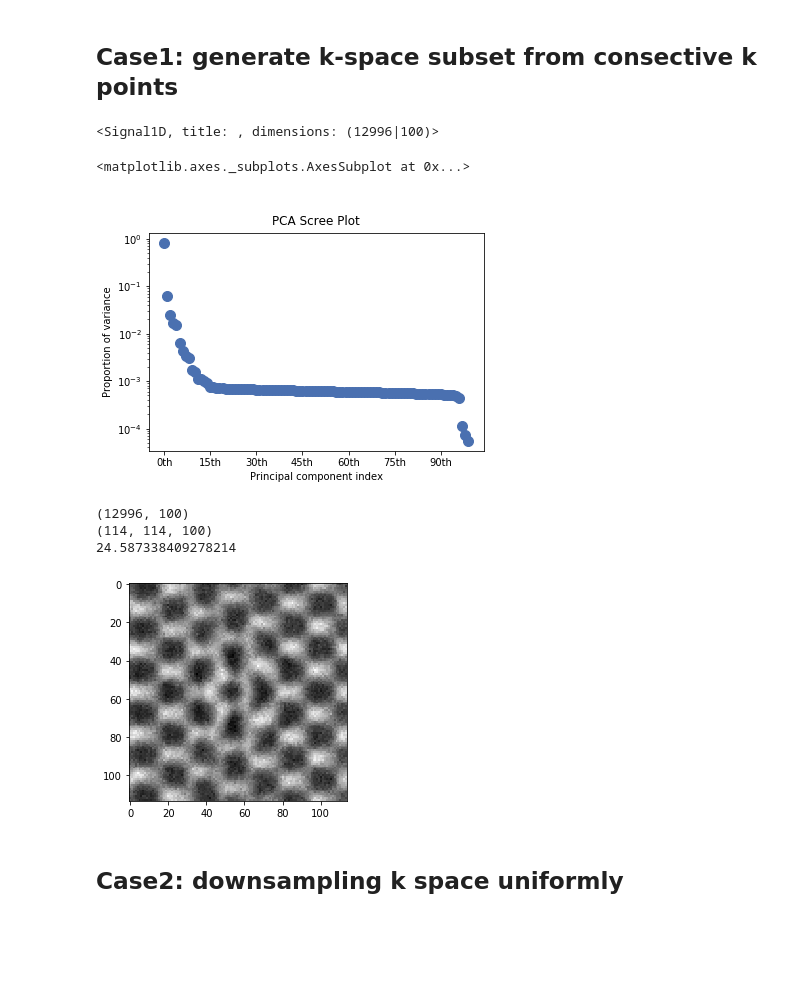
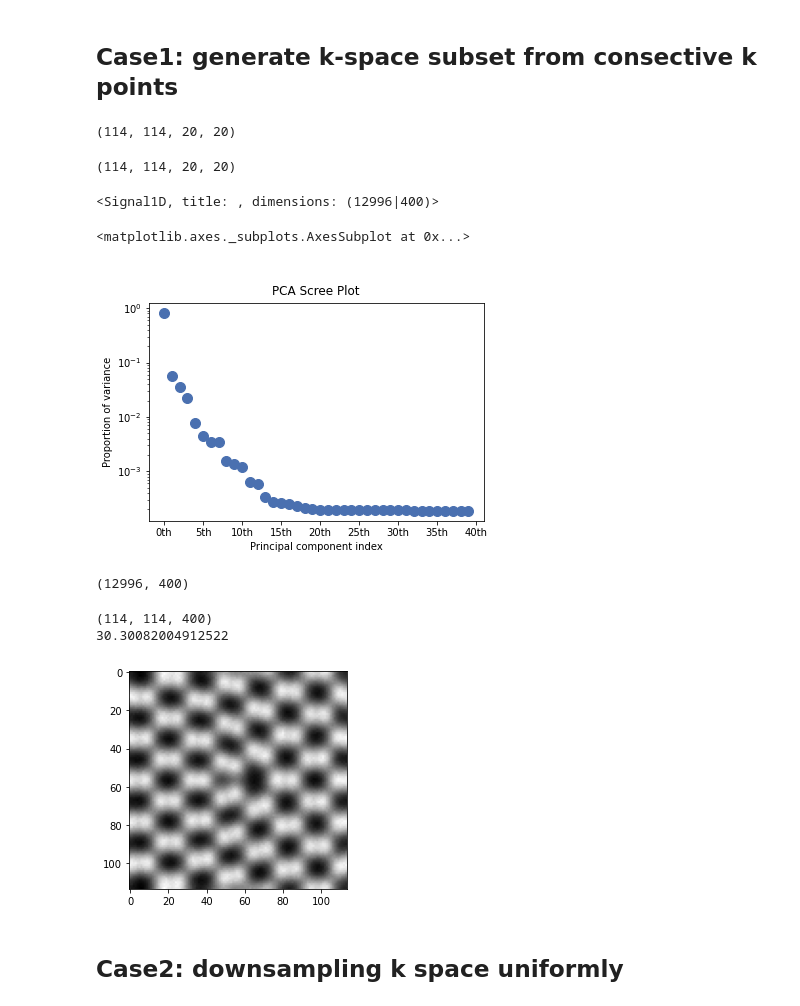
Before and after one commit to CY-Zhang/PyProcessingCodes, a Jupyter notebook: TensorDenoise/Matrix_PCA reduced-k.ipynb, the cells around one changed output. Saved outputs shown, nothing was run; the diff lists cells and outputs as text; code cells hidden in the pictures; blank space fills up the shorter version.

```diff
--- a/TensorDenoise/Matrix_PCA reduced-k.ipynb
+++ b/TensorDenoise/Matrix_PCA reduced-k.ipynb
@@ -7,45 +7,62 @@ from sklearn.utils.extmath import randomized_svd as fast_svd
 from sklearn.decomposition import PCA
 from hyperspy import signals
 # %%
-path ='/srv/home/chenyu/TensorDenoise/Simulatons/Si_dislocation_simulations/'
-raw_data = sio.loadmat(path + 'Simulation_noisy_SiDisl_slc5_1000FPS.mat')
+path ='D:/2020/TensorSVD/ManuscriptRelated/SimulationData/'
+raw_data = sio.loadmat(path + 'DenoiseInput_fullsize/SiDislocation/Simulation_noisy_SiDisl_slc5_1000FPS.mat')
 raw_data = raw_data['datacube']
 
-truth_data = np.load(path + 'Simulation_truth_SiDisl_slc5_1000FPS.npy')
+truth_data = np.load(path + 'DenoiseInput_fullsize/SiDislocation/Simulation_truth_SiDisl_slc5_1000FPS.npy')
 
-denoised_data = sio.loadmat(path + 'Simulation_tensor_SiDisl_slc5_1000FPS.mat')
+denoised_data = sio.loadmat(path + 'DenoiseOutput_fullsize/SiDislocation/Simulation_tensor_SiDisl_slc5_1000FPS.mat')
 denoised_data = denoised_data['est_HOOI']
 # %% [markdown]
 ## Case1: generate k-space subset from consective k points
+# %%
+halfsize = 10
+truth_data = truth_data.reshape([114,114,128,128])
+center = int(truth_data.shape[-1]/2)
+truth_data = truth_data[:,:,center-halfsize:center+halfsize,center-halfsize:center+halfsize]
+print(truth_data.shape)
+np.save(path + 'DenoiseInput_cropped/SiDislocation/Simulation_truth_SiDisl_slice5_1000FPS_crpped_'\
+        +str(halfsize*2*halfsize*2)+'layers.npy',truth_data)
+# %% [output]
+(114, 114, 20, 20)
 # %%
 # reshape the 3D tensor into 2D matrix
-raw_data = raw_data[:,:,10000:10100]
-raw_data.shape
-raw_data_2D = np.reshape(raw_data,(raw_data.shape[0]*raw_data.shape[1],raw_data.shape[2]))
+temp = raw_data.reshape([114,114,128,128])
+temp = temp[:,:,center-halfsize:center+halfsize,center-halfsize:center+halfsize]
+print(temp.shape)
+np.save(path + 'DenoiseInput_cropped/SiDislocation/Simulation_noisy_SiDisl_slice5_1000FPS_crpped_'\
+        +str(halfsize*2*halfsize*2)+'layers.npy',temp)
+raw_data_2D = np.reshape(temp,(temp.shape[0]*temp.shape[1],temp.shape[2]*temp.shape[3]))
 im = signals.Signal2D(raw_data_2D.astype('float'))
 im = im.transpose(signal_axes = 1)
 im
 # %% [output]
-<Signal1D, title: , dimensions: (12996|100)>
+(114, 114, 20, 20)
+<Signal1D, title: , dimensions: (12996|400)>
 # %%
 im.decomposition()
-im.plot_explained_variance_ratio(n=300,linewidth=1)
+im.plot_explained_variance_ratio(n=40,linewidth=1)
 # %% [output]
 <matplotlib.axes._subplots.AxesSubplot at 0x...>
-[figure, old version]
+[figure, new version]
+# %%
+im_denoise = im.get_decomposition_model(15)
+denoised_data = np.asarray(im_denoise)
+print(denoised_data.shape)
+# %% [output]
+(12996, 400)
 # %%
-im_denoise = im.get_decomposition_model(16)
-denoised_data = np.asarray(im_denoise)
-print(denoised_data.shape)
-denoised_data = denoised_data.reshape([114,114,100])
+denoised_data = denoised_data.reshape([114,114,halfsize*2*halfsize*2])
+truth_data = truth_data.reshape([114,114,halfsize*2*halfsize*2])
 print(denoised_data.shape)
 plt.imshow(np.sum(denoised_data,axis=2))
-print(averagePSNR(denoised_data, truth_data[:,:,10000:10100],0))
+print(averagePSNR(denoised_data, truth_data,0))
 # %% [output]
-(12996, 100)
-(114, 114, 100)
-24.587338409278214
+(114, 114, 400)
+30.30082004912522
-[figure, old version]
+[figure, new version]
 # %% [markdown]
 ## Case2: downsampling k space uniformly
 # %%
```
Also changed, not shown: 2 other files.
